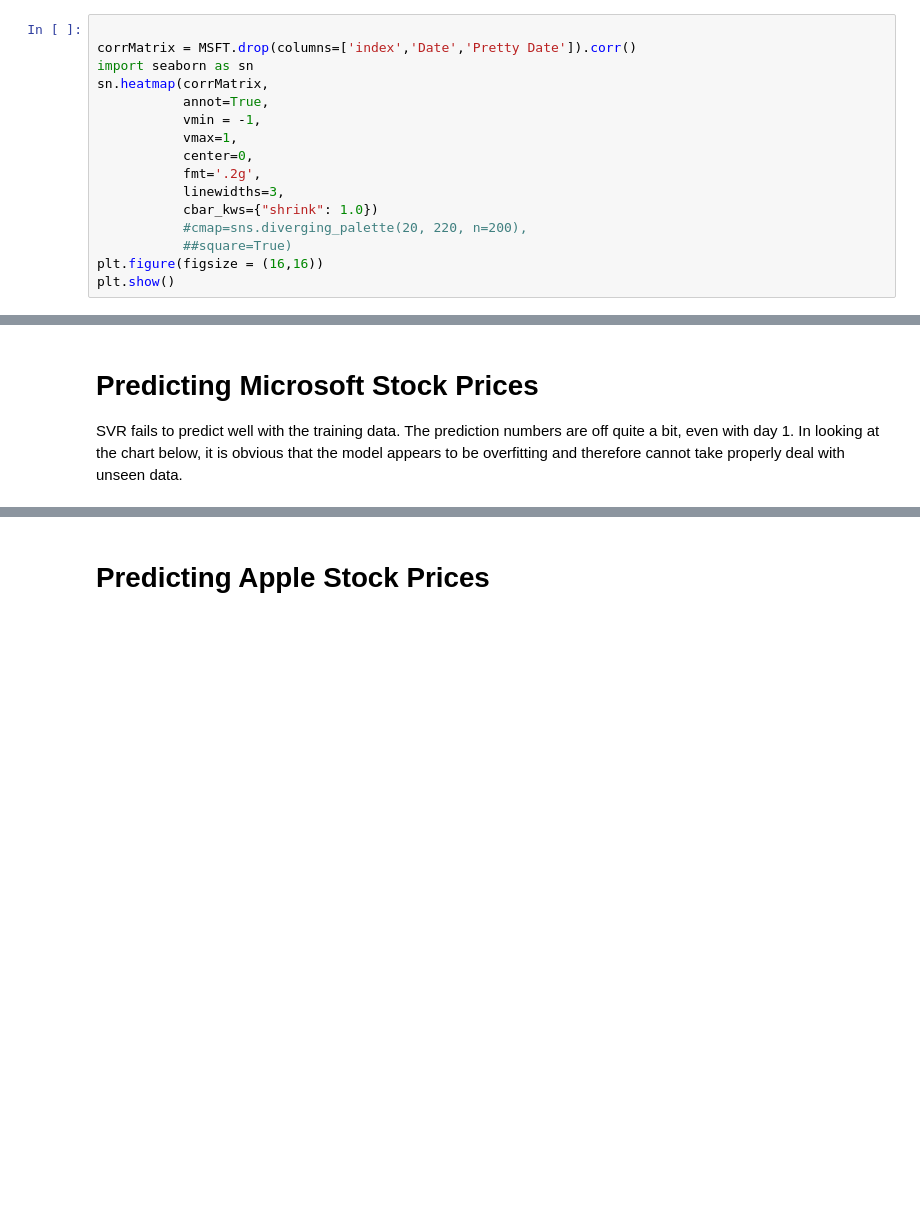
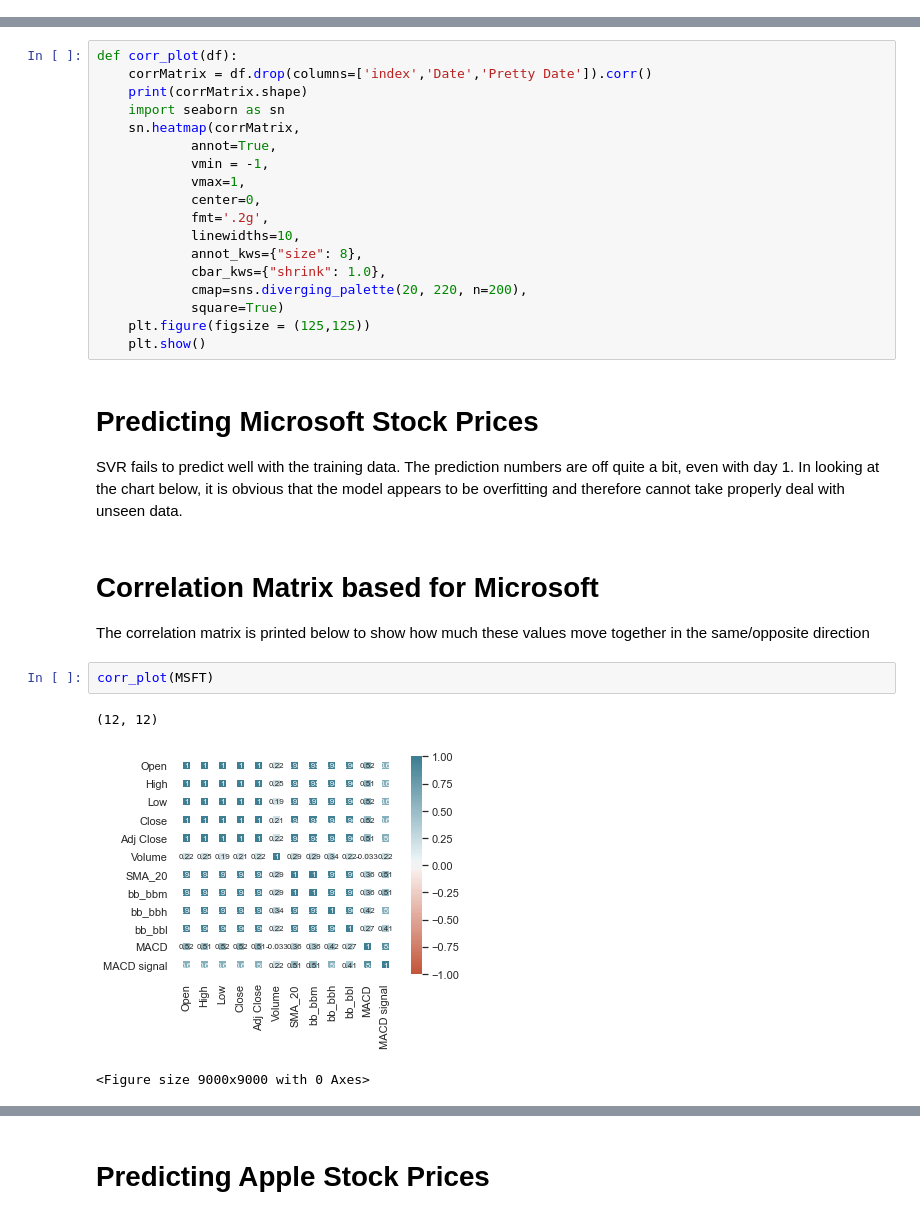
Before and after one commit to tedsmoore/njit-ml-project-spring-2020, a Jupyter notebook: notebooks/scratch-regression-models.ipynb, the cells around one changed output, grey strips where cells are left out. Saved outputs shown, nothing was run; the diff lists cells and outputs as text; blank space fills up the shorter version.

```diff
--- a/notebooks/scratch-regression-models.ipynb
+++ b/notebooks/scratch-regression-models.ipynb
@@ -125,16 +95,0 @@ MACD signal  0.514787  0.514787  0.589273  0.411727  0.877920     1.000000
-# %%
-
-corrMatrix = MSFT.drop(columns=['index','Date','Pretty Date']).corr()
-import seaborn as sn
-sn.heatmap(corrMatrix,
-           annot=True,
-           vmin = -1,
-           vmax=1,
-           center=0,
-           fmt='.2g',
-           linewidths=3,
-           cbar_kws={"shrink": 1.0})
-           #cmap=sns.diverging_palette(20, 220, n=200),
-           ##square=True)
-plt.figure(figsize = (16,16))
-plt.show()
@@ -198,5 +242,33 @@ index Pretty Date      SMA_20      bb_bbm      bb_bbh      bb_bbl  \
+# %%
+def corr_plot(df):
+    corrMatrix = df.drop(columns=['index','Date','Pretty Date']).corr()
+    print(corrMatrix.shape)
+    import seaborn as sn
+    sn.heatmap(corrMatrix,
+            annot=True,
+            vmin = -1,
+            vmax=1,
+            center=0,
+            fmt='.2g',
+            linewidths=10,
+            annot_kws={"size": 8},
+            cbar_kws={"shrink": 1.0},
+            cmap=sns.diverging_palette(20, 220, n=200),
+            square=True)
+    plt.figure(figsize = (125,125))
+    plt.show()
 # %% [markdown]
 # Predicting Microsoft Stock Prices
 
 SVR fails to predict well with the training data. The prediction numbers are off quite a bit, even with day 1. In looking at the chart below, it is obvious that the model appears to be overfitting and therefore cannot take properly deal with unseen data.
+# %% [markdown]
+# Correlation Matrix based for Microsoft
+
+The correlation matrix is printed below to show how much these values move together in the same/opposite direction
+# %%
+corr_plot(MSFT)
+# %% [output]
+(12, 12)
+[figure, added]
+<Figure size 9000x9000 with 0 Axes>
 # %%
```
Also changed, not shown: parts of 21 cells of this notebook.
